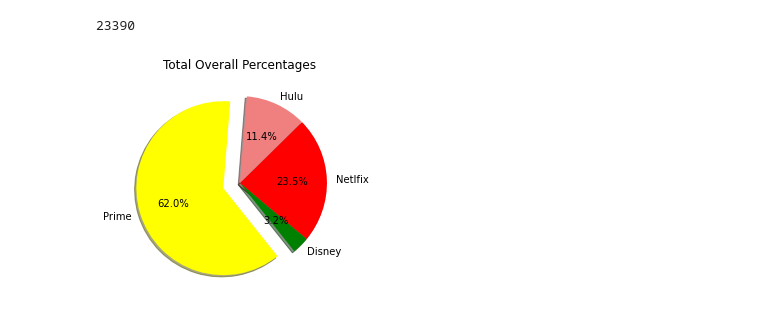
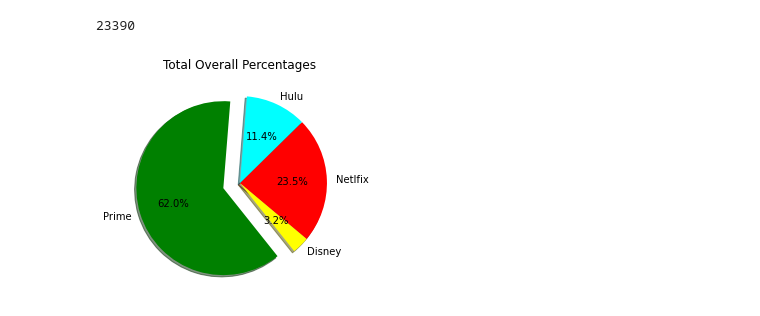
Before and after one commit to jtslater2/old_fashioned, a Jupyter notebook: Scripts/Overall count.ipynb, the cells around one changed output. Saved outputs shown, nothing was run; the diff lists cells and outputs as text; code cells hidden in the pictures.

Commit message:
updated color to aqua in pie chart to match other graphs

```diff
--- a/Scripts/Overall count.ipynb
+++ b/Scripts/Overall count.ipynb
@@ -116,10 +116,10 @@ total_count
 # %%
 labels = ["Netlfix", "Hulu", "Prime", "Disney"]
 sizes = [len(df_netlfix), len(df_hulu), len(df_prime), len(df_disney)]
-colors = ["red", "lightcoral", "yellow", "green"]
+colors = ["red", "aqua", "green", "yellow"]
 explode = (0,0,.2,0)
 plt.pie(sizes, explode=explode, labels=labels, colors=colors, autopct="%1.1f%%", shadow=True, startangle = 320)
 plt.title ("Total Overall Percentages")
 plt.savefig(r'../Final_Datasets/Piechart Total Overal Percentages.png')
 # %% [output]
-[figure, old version]
+[figure, new version]
```
Also changed, not shown: 1 other file.
